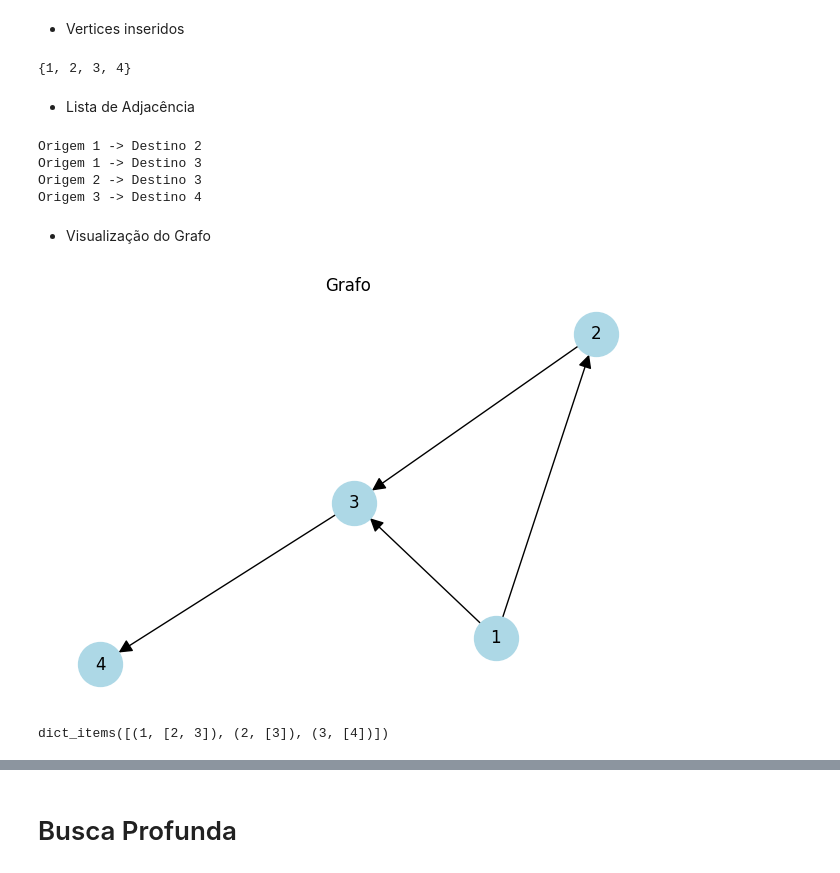
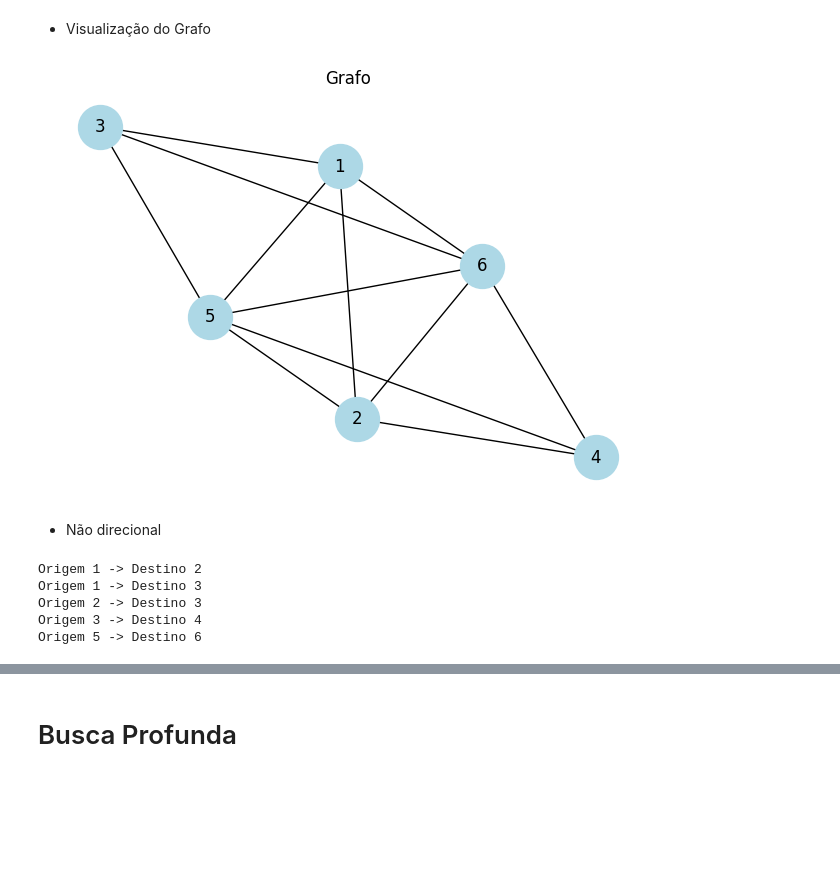
Before and after one commit to Douglas-cc/teoria_dos_grafos, a Jupyter notebook: algo_busca.ipynb, the cells around one changed output, grey strips where cells are left out. Drawn from its saved outputs; the diff is of its cells as text; code cells hidden in the pictures; blank space fills up the shorter version.

```diff
--- a/algo_busca.ipynb
+++ b/algo_busca.ipynb
@@ -8,18 +10,17 @@ from busca import *
 # %%
-G_new = Grafo(eh_direcionado=True)
+G1 = Grafo(eh_direcionado=False)
+G1.adiciona_vertices(1, 2)
+G1.adiciona_vertices(1, 3)
+G1.adiciona_vertices(2, 4)
+G1.adiciona_vertices(5, 6)
+G1.adiciona_vertices(1, 5)
+G1.adiciona_vertices(1, 6)
+G1.adiciona_vertices(2, 5)
+G1.adiciona_vertices(2, 6)
+G1.adiciona_vertices(3, 5)
+G1.adiciona_vertices(3, 6)
+G1.adiciona_vertices(4, 5)
+G1.adiciona_vertices(4, 6)
 
-G_new.adiciona_vertices(1, 2)
-G_new.adiciona_vertices(1, 3)
-G_new.adiciona_vertices(2, 4)
-G_new.adiciona_vertices(5, 6)
-G_new.adiciona_vertices(1, 5)
-G_new.adiciona_vertices(1, 6)
-G_new.adiciona_vertices(2, 5)
-G_new.adiciona_vertices(2, 6)
-G_new.adiciona_vertices(3, 5)
-G_new.adiciona_vertices(3, 6)
-G_new.adiciona_vertices(4, 5)
-G_new.adiciona_vertices(4, 6)
-
-G_new.plot_grafo()
+G1.exibir_grafo()
 # %% [output]
@@ -38,25 +44,23 @@ G.num_vertices
-# %% [markdown]
-- Vertices inseridos
-# %%
-G.vertices
-# %% [output]
-{1, 2, 3, 4}
-# %% [markdown]
-- Lista de Adjacência
-# %%
-G.exibir_grafo()
-# %% [output]
-Origem 1 -> Destino 2
-Origem 1 -> Destino 3
-Origem 2 -> Destino 3
-Origem 3 -> Destino 4
 # %% [markdown]
 - Visualização do Grafo
 # %%
-G.plot_grafo()
+G1.plot_grafo()
 # %% [output]
-[figure, old version]
+[figure, new version]
-# %%
-G.grafo.items()
-# %% [output]
-dict_items([(1, [2, 3]), (2, [3]), (3, [4])])
+# %% [markdown]
+- Não direcional
+# %%
+G2 = Grafo(eh_direcionado=True)
+G2.adiciona_vertices(1, 2)
+G2.adiciona_vertices(1, 3)
+G2.adiciona_vertices(2, 3)
+G2.adiciona_vertices(3, 4)
+G2.adiciona_vertices(5, 6)
+
+G2.exibir_grafo()
+# %% [output]
+Origem 1 -> Destino 2
+Origem 1 -> Destino 3
+Origem 2 -> Destino 3
+Origem 3 -> Destino 4
+Origem 5 -> Destino 6
```
Also changed, not shown: parts of 22 cells of this notebook, 1 other file.
